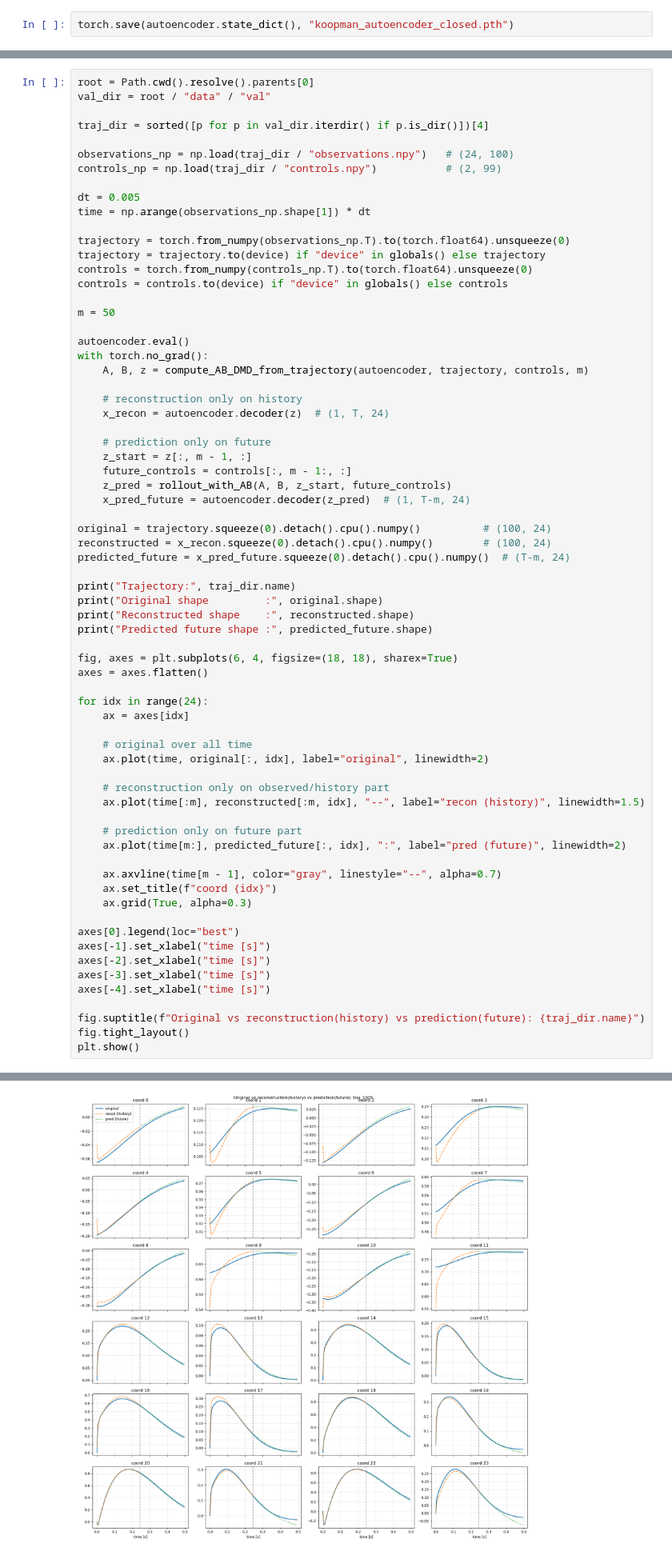
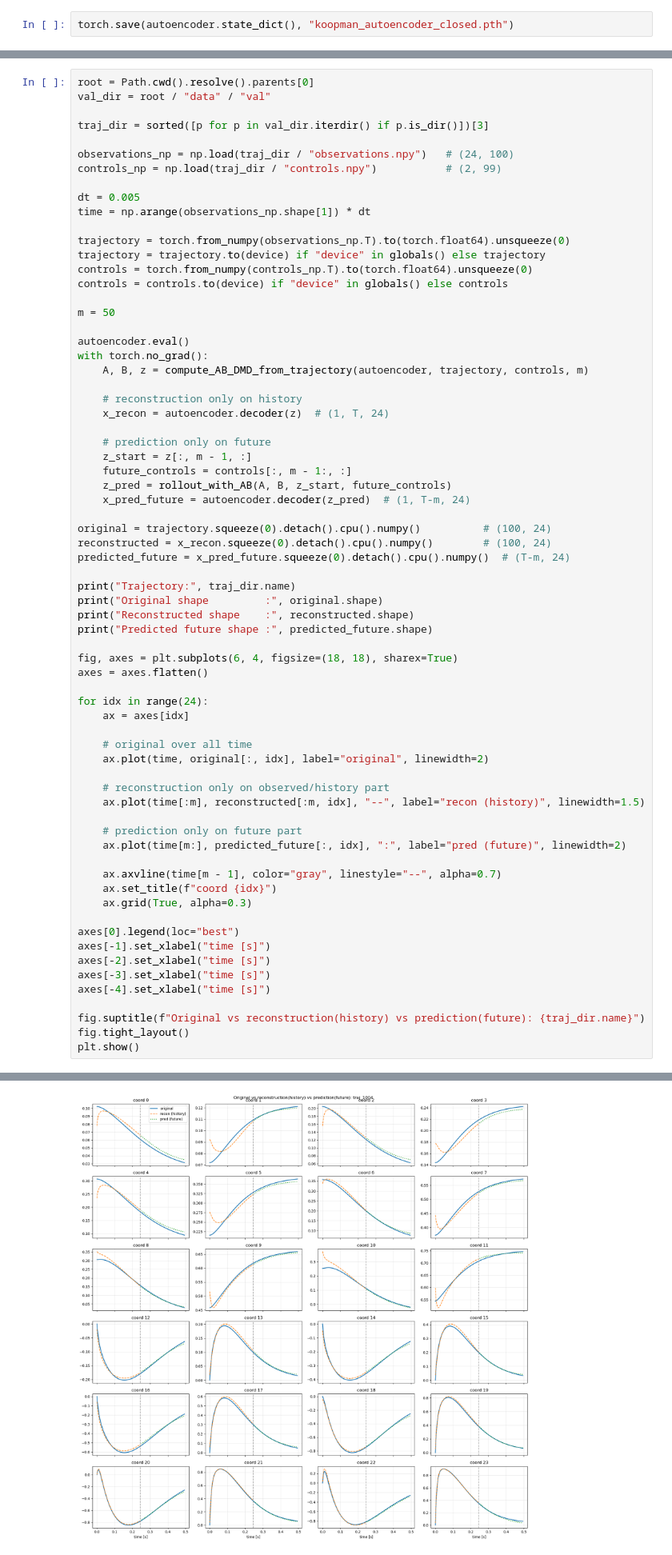
Before and after one commit to kiranThyagarajan/master-thesis, a Jupyter notebook: src/koopman-markers.ipynb, the cells around one changed output, grey strips where cells are left out. Shown at 80% size. Drawn from its saved outputs; the diff is of its cells as text.

```diff
--- a/src/koopman-markers.ipynb
+++ b/src/koopman-markers.ipynb
@@ -440,7 +400,7 @@ plt.show()
 root = Path.cwd().resolve().parents[0]
 val_dir = root / "data" / "val"
 
-traj_dir = sorted([p for p in val_dir.iterdir() if p.is_dir()])[4]
+traj_dir = sorted([p for p in val_dir.iterdir() if p.is_dir()])[3]
 
 observations_np = np.load(traj_dir / "observations.npy")   # (24, 100)
 controls_np = np.load(traj_dir / "controls.npy")           # (2, 99)
@@ -510,4 +470,4 @@ Trajectory: traj_1005
 Original shape         : (100, 24)
 Reconstructed shape    : (100, 24)
 Predicted future shape : (50, 24)
-[figure, old version]
+[figure, new version]
```
Also changed, not shown: parts of 12 cells of this notebook.
